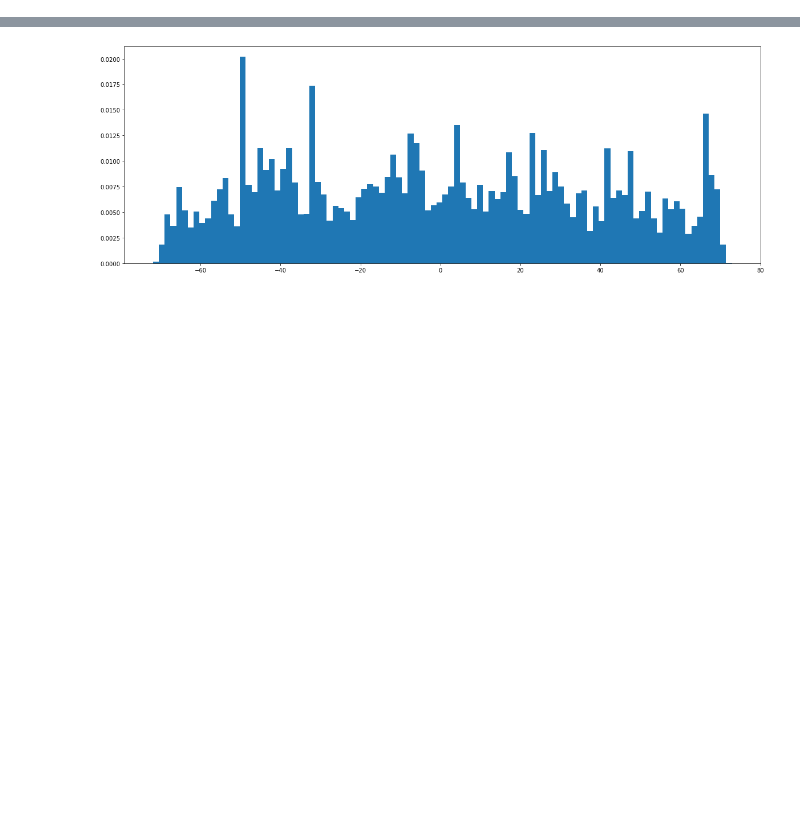
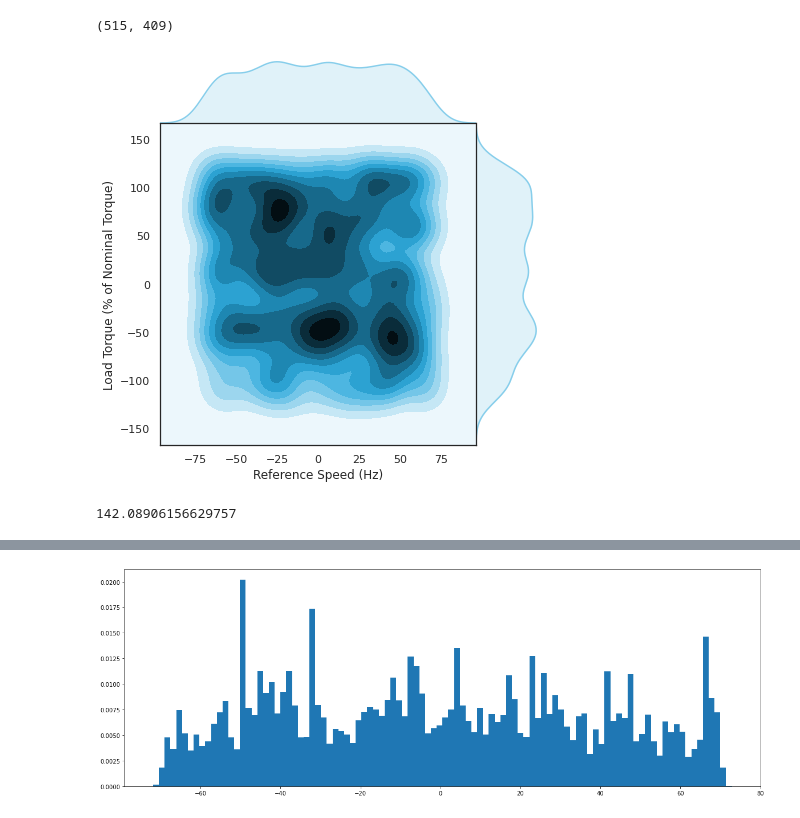
Before and after one commit to sagarverma/MotorDynamics, a Jupyter notebook: notebooks/plot_motornn.ipynb, the cells around one changed output, grey strips where cells are left out. Saved outputs shown, nothing was run; the diff lists cells and outputs as text; code cells hidden in the pictures; blank space fills up the shorter version.

```diff
--- a/notebooks/plot_motornn.ipynb
+++ b/notebooks/plot_motornn.ipynb
@@ -106,0 +846,12 @@ plt.pcolormesh(xi, yi, zi.reshape(xi.shape), shading='gouraud', cmap=plt.cm.BuGn
+# %%
+min_time = 1000
+pkl_ids = []
+tot_speed_ramps = 0
+tot_torque_ramps = 0
+for i in range(len(pkls)):
+    fin = open(pkls[i], 'rb')
+    data = pickle.load(fin)
+    fin.close()
+    pkl_ids.append([data['torque_time'][-1], i])
+    tot_speed_ramps += len(get_ramps_from_raw_reference(data['reference_speed'], data['speed_time']))
+    tot_torque_ramps += len(get_ramps_from_raw_reference(data['reference_torque'], data['torque_time']))
@@ -106,0 +861,4 @@ plt.pcolormesh(xi, yi, zi.reshape(xi.shape), shading='gouraud', cmap=plt.cm.BuGn
+# %%
+tot_speed_ramps, tot_torque_ramps
+# %% [output]
+(515, 409)
@@ -106,0 +912,42 @@ plt.pcolormesh(xi, yi, zi.reshape(xi.shape), shading='gouraud', cmap=plt.cm.BuGn
+# %%
+pkls = glob.glob('../../../datasets/Data_11052020_exponential_dist_ramps/train/*.pkl')
+
+torques = []
+speeds = []
+current_d = []
+current_q = []
+voltage_d = []
+voltage_q = []
+
+tot_time = 0
+
+for pkl in pkls:
+    fin = open(pkl, 'rb')
+    data = pickle.load(fin)
+    fin.close()
+
+    torque = data['reference_torque']
+    speed = data['reference_speed']
+    torque_time = data['torque_time']
+    speed_time = data['speed_time']
+
+    time = torque_time + speed_time
+    time.sort()
+
+    speed_interp = np.interp(time, speed_time, speed)
+    torque_interp = np.interp(time, torque_time, torque)
+
+    speeds += list(speed_interp)
+    torques += list(torque_interp)
+
+    tot_time += time[-1]
+
+sns.set(style="white", color_codes=True)
+sns_plot = sns.jointplot(x=speeds, y=torques, kind='kde', color="skyblue", space=0).set_axis_labels("Reference Speed (Hz)", "Load Torque (% of Nominal Torque)")
+sns_plot.savefig("training_zone.pdf", dpi=500, format="pdf", transparent=True, bbox_inches="tight", pad_inches=0)
+# %% [output]
+[figure, added]
+# %%
+tot_time / 60
+# %% [output]
+142.08906156629757
```
Also changed, not shown: parts of 32 cells of this notebook, 40 other files.
